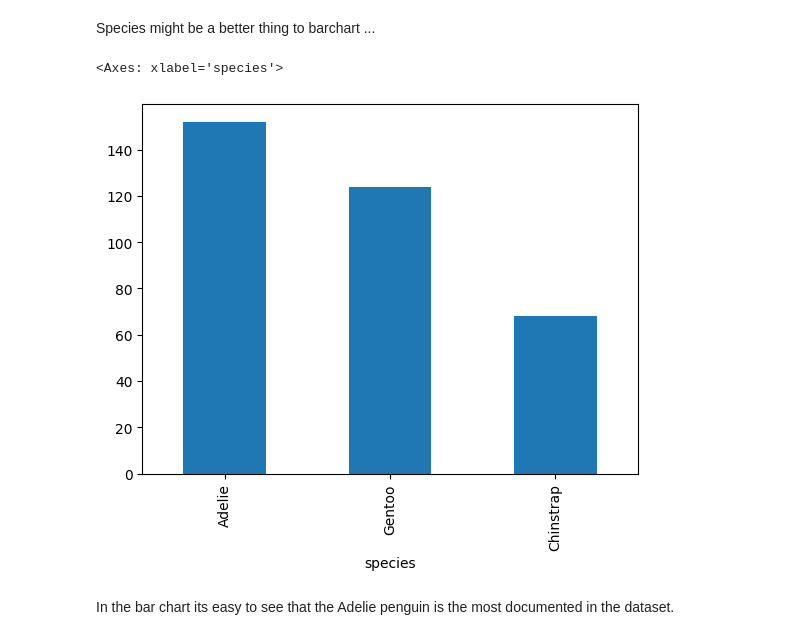
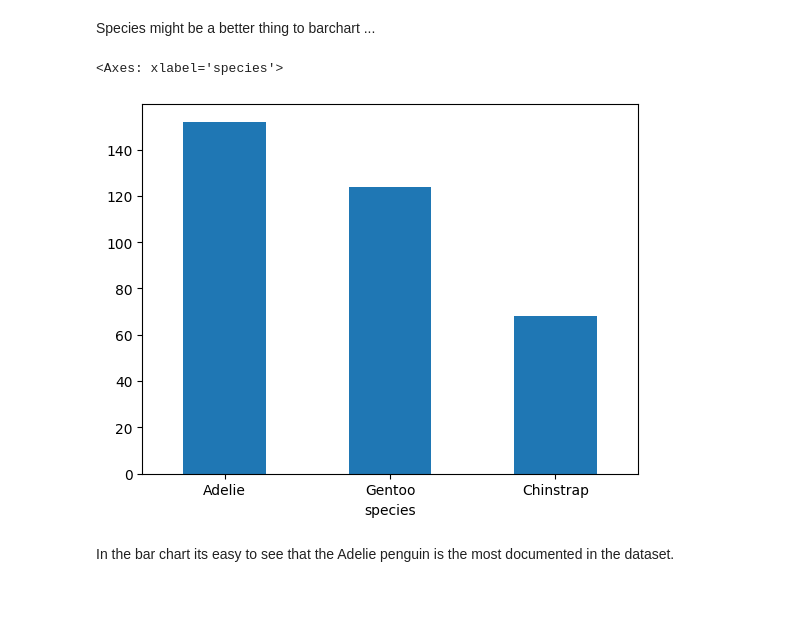
Before and after one commit to holmstead/principles_of_data_analytics, a Jupyter notebook: penguins.ipynb, the cells around one changed output. Saved outputs shown, nothing was run; the diff lists cells and outputs as text; code cells hidden in the pictures; blank space fills up the shorter version.

```diff
--- a/penguins.ipynb
+++ b/penguins.ipynb
@@ -213,11 +213,11 @@ Species might be a better thing to barchart ...
 # %%
 species_count = df['species'].value_counts()
 
 # plot
-species_count.plot.bar()
+species_count.plot.bar(rot=0)
 # %% [output]
 <Axes: xlabel='species'>
-[figure, old version]
+[figure, new version]
 # %% [markdown]
 In the bar chart its easy to see that the Adelie penguin is the most documented in the dataset.
 # %% [markdown]
```
Also changed, not shown: parts of 11 cells of this notebook.
